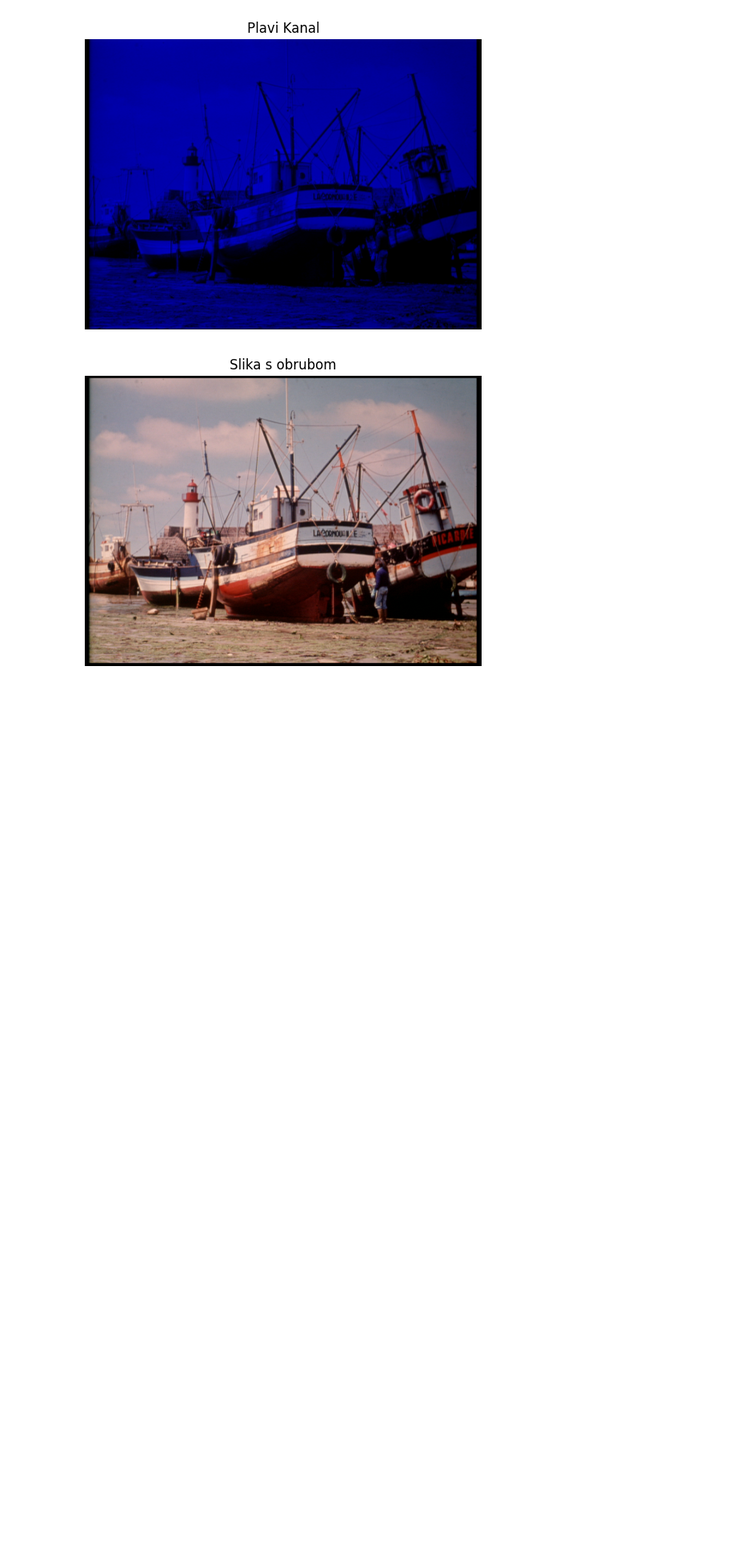
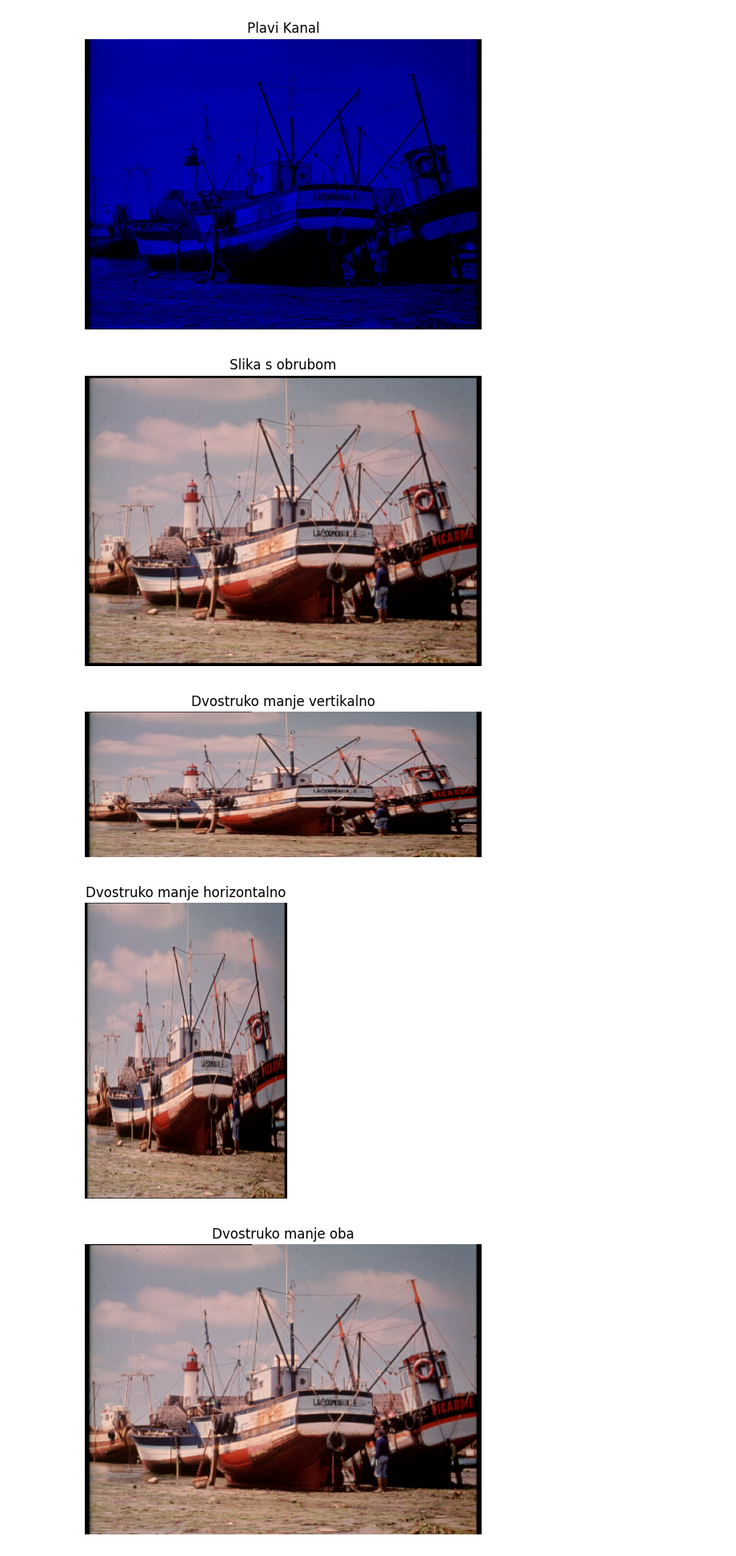
Before and after one commit to IamGrimbo/mono-praksa, a Jupyter notebook: lab1.ipynb, the cells around one changed output. Shown at 80% size. Cells and saved outputs as stored; diff of their text form; code cells hidden in the pictures; blank space fills up the shorter version.

```diff
--- a/lab1.ipynb
+++ b/lab1.ipynb
@@ -176,0 +182,21 @@ show_image(bordered_image)
+# %%
+file_path = 'slike/BoatsColor.bmp'
+
+img_rgb = imread_rgb(file_path)
+
+downsampled_vertical = img_rgb[::2, :, :]
+downsampled_horizontal = img_rgb[:, ::2, :]
+downsampled_both = img_rgb[::2, ::2, :]
+
+plt.title('Dvostruko manje vertikalno')
+show_image(downsampled_vertical)
+
+plt.title('Dvostruko manje horizontalno')
+show_image(downsampled_horizontal)
+
+plt.title('Dvostruko manje oba')
+show_image(downsampled_both)
+# %% [output]
+[figure, added]
+[figure, added]
+[figure, added]
```
Also changed, not shown: parts of 1 cell of this notebook.
